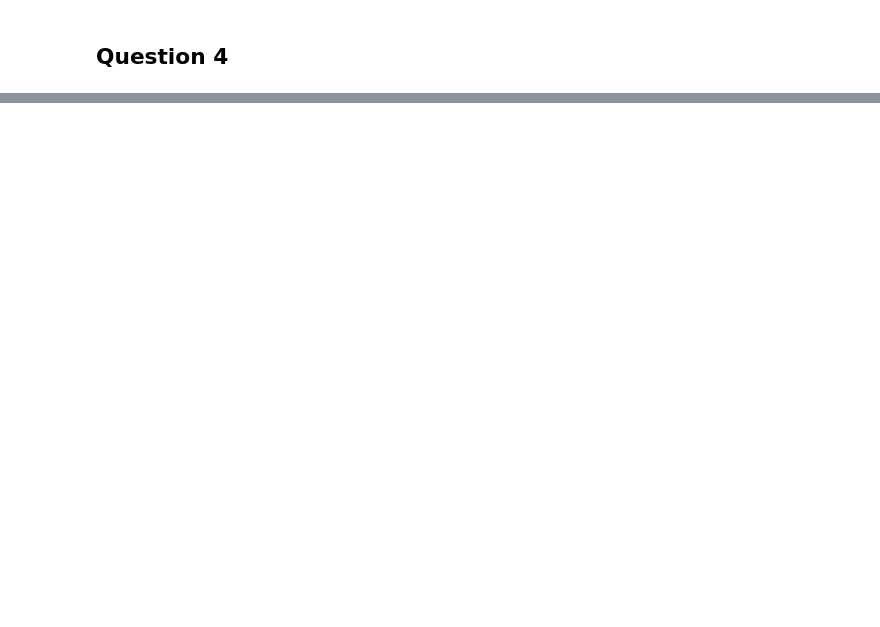
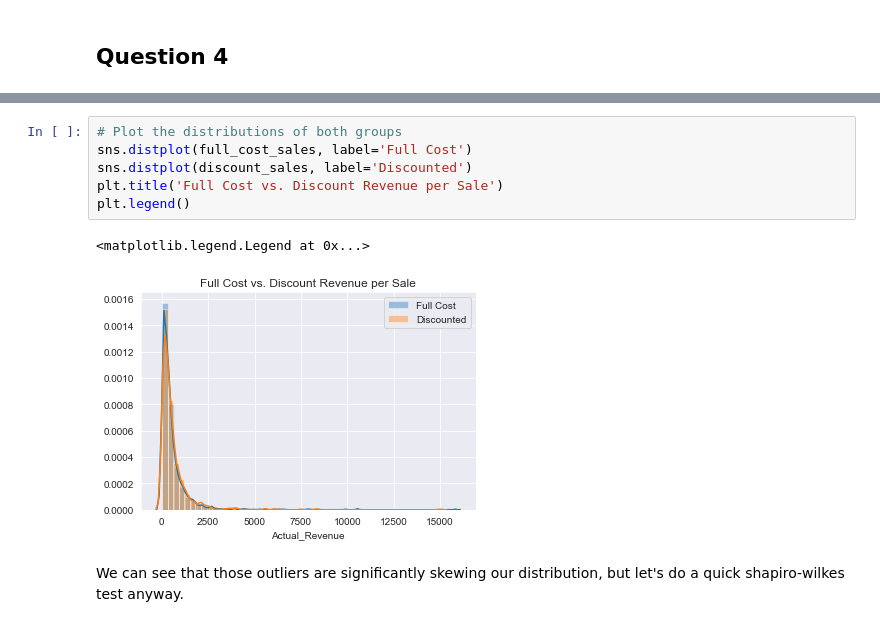
Before and after one commit to rab175/dsc-mod-3-project-online-ds-pt-071519, a Jupyter notebook: Mod3_Project.ipynb, the cells around one changed output, grey strips where cells are left out. Drawn from its saved outputs; the diff is of its cells as text; blank space fills up the shorter version.

```diff
--- a/Mod3_Project.ipynb
+++ b/Mod3_Project.ipynb
@@ -961,0 +1180,11 @@ df3.describe()
+# %%
+# Plot the distributions of both groups
+sns.distplot(full_cost_sales, label='Full Cost')
+sns.distplot(discount_sales, label='Discounted')
+plt.title('Full Cost vs. Discount Revenue per Sale')
+plt.legend()
+# %% [output]
+<matplotlib.legend.Legend at 0x...>
+[figure, added]
+# %% [markdown]
+We can see that those outliers are significantly skewing our distribution, but let's do a quick shapiro-wilkes test anyway.
```
Also changed, not shown: parts of 78 cells of this notebook.
